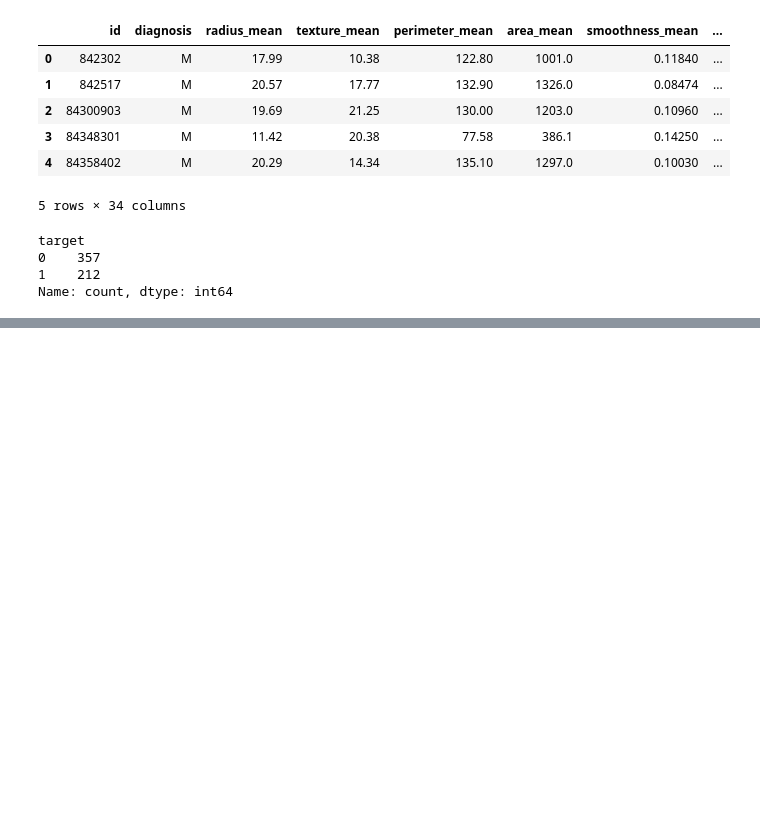
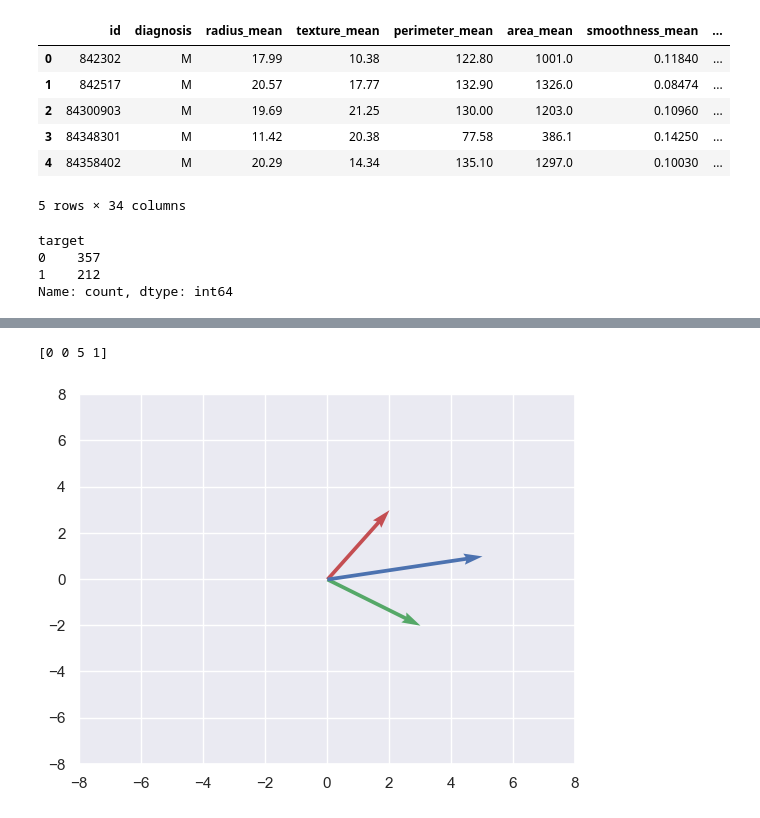
Before and after one commit to vinoprime/python-learn-projects, a Jupyter notebook: src/ml/label-encoding.ipynb, the cells around one changed output, grey strips where cells are left out. Drawn from its saved outputs; the diff is of its cells as text; code cells hidden in the pictures; blank space fills up the shorter version.

```diff
--- a/src/ml/label-encoding.ipynb
+++ b/src/ml/label-encoding.ipynb
@@ -74,0 +106,19 @@ Name: count, dtype: int64
+# %%
+# Addition of 2 vectors
+vec_1 = np.asarray([0, 0, 2,3])
+vec_2 = np.asarray([0, 0, 3,-2])
+
+sumA = vec_1 + vec_2
+print(sumA)
+
+
+plt.quiver(0,0,2,3, scale_units="xy", angles="xy", scale=1, color="r")
+plt.quiver(0,0,3,-2, scale_units="xy", angles="xy", scale=1, color="g")
+plt.quiver(0,0,5,1, scale_units="xy", angles="xy", scale=1, color="b")
+plt.xlim(-8,8)
+plt.ylim(-8,8)
+
+plt.show()
+# %% [output]
+[0 0 5 1]
+[figure, added]
```
Also changed, not shown: parts of 22 cells of this notebook.
